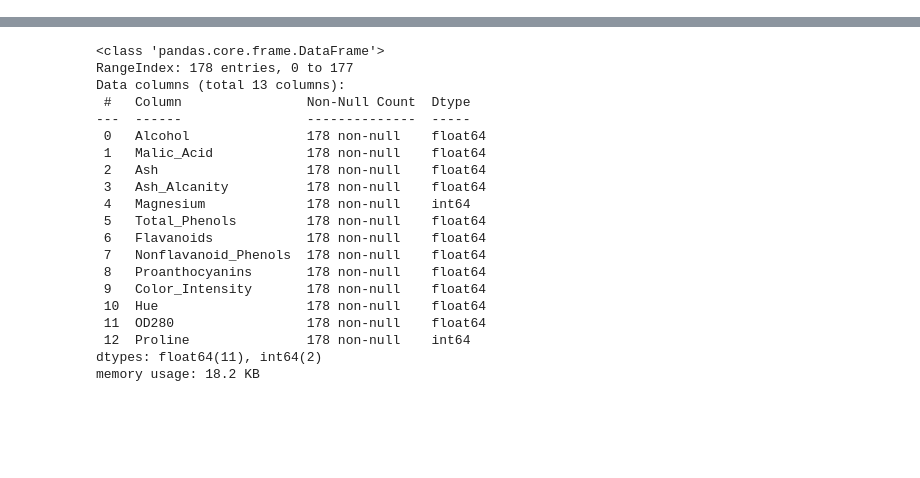
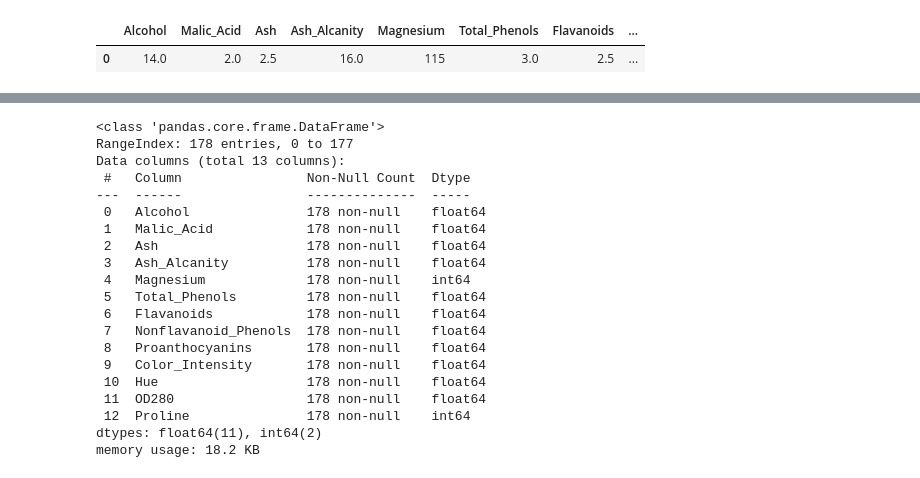
Before and after one commit to Benmaza/Benmaza, a Jupyter notebook: EBAC/Tareas/TareaM30-CD-RubenMaza.ipynb, the cells around one changed output, grey strips where cells are left out. Saved outputs shown, nothing was run; the diff lists cells and outputs as text; code cells hidden in the pictures; blank space fills up the shorter version.

```diff
--- a/EBAC/Tareas/TareaM30-CD-RubenMaza.ipynb
+++ b/EBAC/Tareas/TareaM30-CD-RubenMaza.ipynb
@@ -20,0 +8,7 @@ vinos
+# %%
+# Se crea un DataFrame con un vino de prueba
+vino_test = pd.DataFrame({'Alcohol':14.0, 'Malic_Acid':2.0, 'Ash':2.5, 'Ash_Alcanity':16.0, 'Magnesium':115, 'Total_Phenols':3.0, 'Flavanoids':2.5, 'Nonflavanoid_Phenols':0.4, 'Proanthocyanins':2.0, 'Color_Intensity':9, 'Hue':1, 'OD280':3.5, 'Proline':800}, index=[0])
+vino_test
+# %% [output]
+|  | Alcohol | Malic_Acid | Ash | Ash_Alcanity | Magnesium | Total_Phenols | Flavanoids | ... |
+| 0 | 14.0 | 2.0 | 2.5 | 16.0 | 115 | 3.0 | 2.5 | ... |
```
Also changed, not shown: parts of 14 cells of this notebook, 58 other files.
